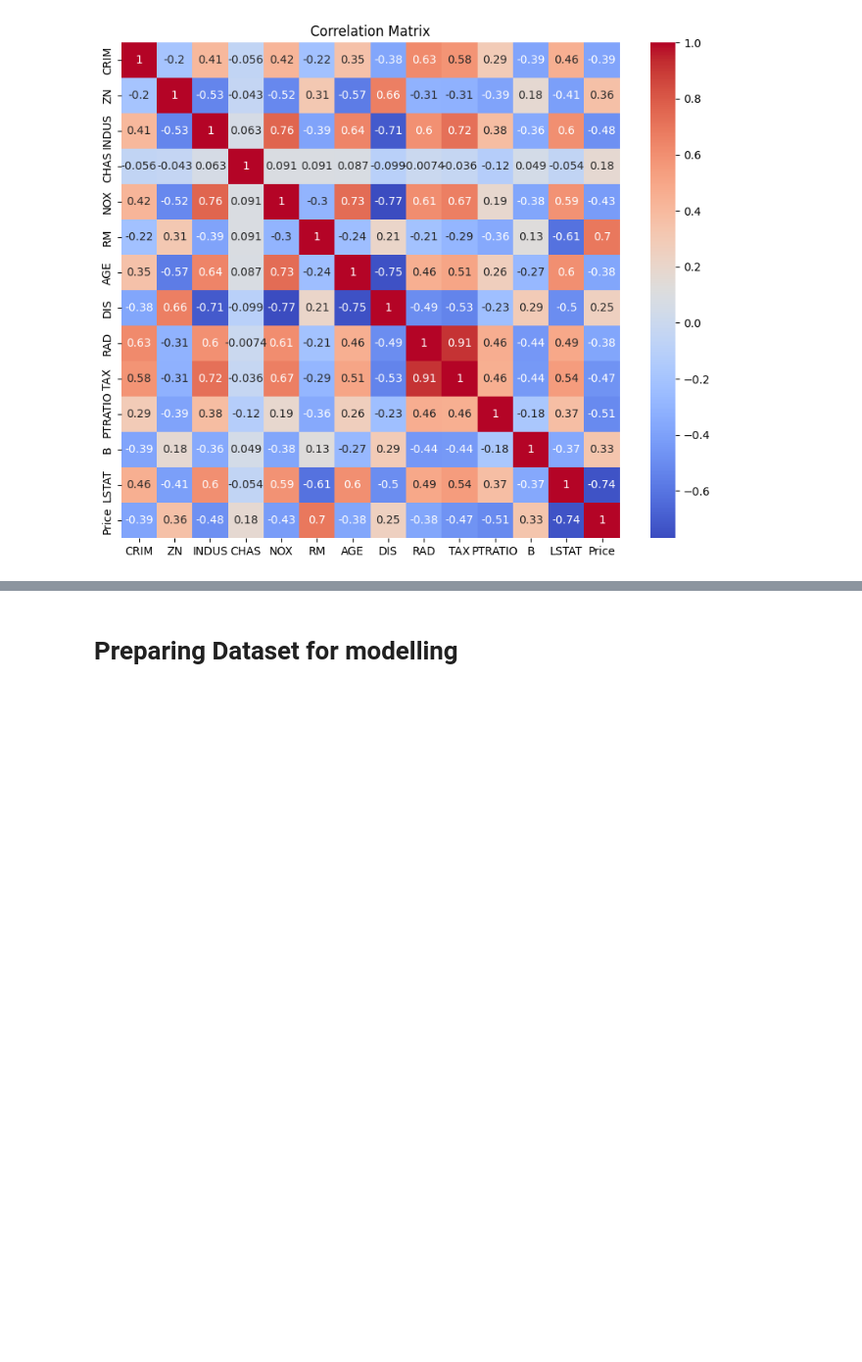
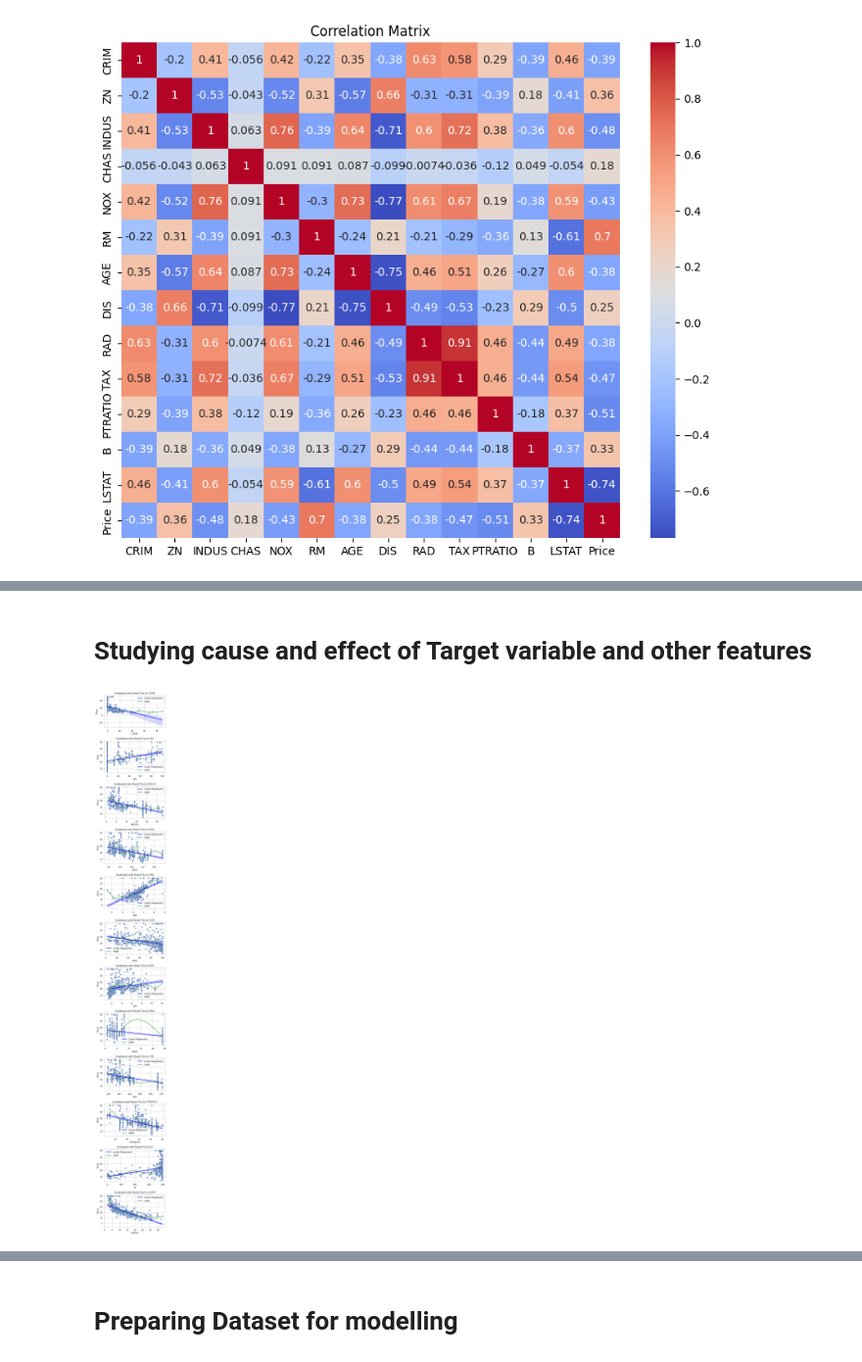
Before and after one commit to jashshah-dev/BostonHousePricing, a Jupyter notebook: Assignment_01_Problem_02.ipynb, the cells around one changed output, grey strips where cells are left out. Shown at 98% size. Drawn from its saved outputs; the diff is of its cells as text; code cells hidden in the pictures; blank space fills up the shorter version.

```diff
--- a/Assignment_01_Problem_02.ipynb
+++ b/Assignment_01_Problem_02.ipynb
@@ -230,0 +460,18 @@ df.head(1)
+# %%
+import pandas as pd
+
+correlation_matrix = df.corr().abs()
+
+highly_correlated_pairs = []
+
+
+for i in range(len(correlation_matrix.columns)):
+    for j in range(i + 1, len(correlation_matrix.columns)):
+        if correlation_matrix.iloc[i, j] >= 0.65:
+            attribute1 = correlation_matrix.columns[i]
+            attribute2 = correlation_matrix.columns[j]
+            highly_correlated_pairs.append((attribute1, attribute2,correlation_matrix.iloc[i, j]))
+
+
+for pair in highly_correlated_pairs:
+    print("Highly correlated pair:", pair)
@@ -284,0 +589,41 @@ plt.show()
+# %% [markdown]
+# Studying cause and effect of Target variable and other features
+# %%
+import pandas as pd
+import numpy as np
+import matplotlib.pyplot as plt
+import seaborn as sns
+from pygam import LinearGAM
+
+# Assuming you have already loaded your dataset into df
+
+correlation_matrix = df.corr()
+pcc_with_label = correlation_matrix['Price'].drop('Price')
+significant_attributes = pcc_with_label[abs(pcc_with_label) > 0.2]
+
+fig, axes = plt.subplots(nrows=len(significant_attributes), ncols=1, figsize=(5, 3 * len(significant_attributes)))
+
+for i, attr in enumerate(significant_attributes.index):
+    sns.scatterplot(data=df, x=attr, y='Price', ax=axes[i])
+    X = df[[attr]]
+    y = df['Price']
+
+    # Linear Regression
+    sns.regplot(x=attr, y='Price', data=df, scatter=False, color='blue', ax=axes[i], label='Linear Regression')
+
+    # GAM
+    gam = LinearGAM().fit(X, y)
+    X_grid = gam.generate_X_grid(term=0)
+    y_pred = gam.predict(X_grid)
+    axes[i].plot(X_grid, y_pred, color='green', label='GAM')
+
+    axes[i].legend()
+    axes[i].set_xlabel(attr)
+    axes[i].set_ylabel('Price')
+    axes[i].set_title(f'Scatterplot with Model Fits for {attr}')
+    axes[i].grid(True)
+
+plt.tight_layout()
+plt.show()
+# %% [output]
+[figure, added]
```
Also changed, not shown: parts of 101 cells of this notebook, 1 other file.
